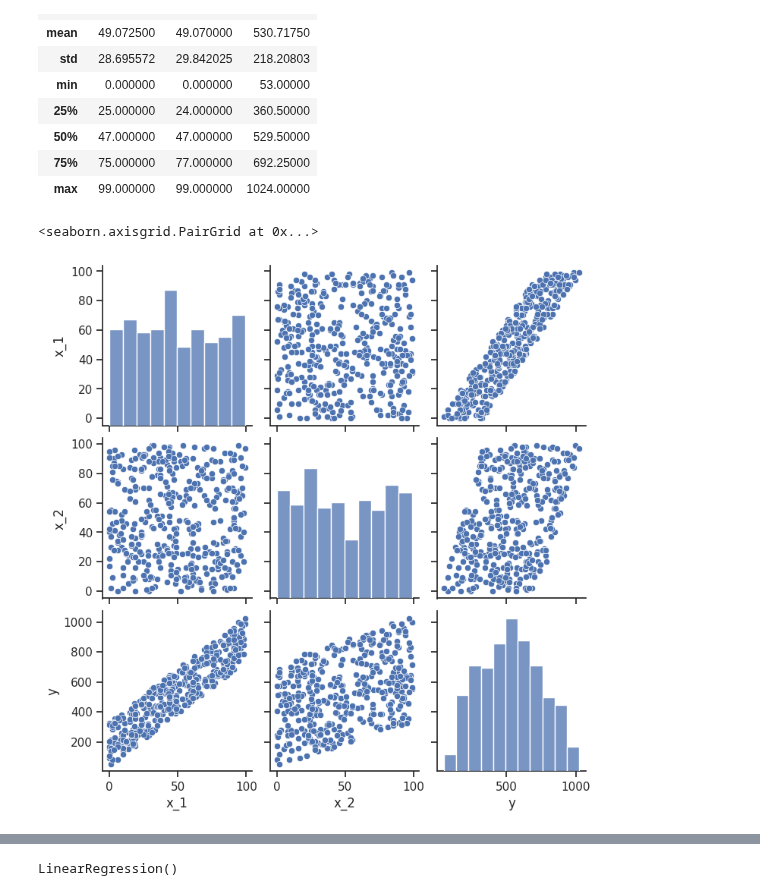
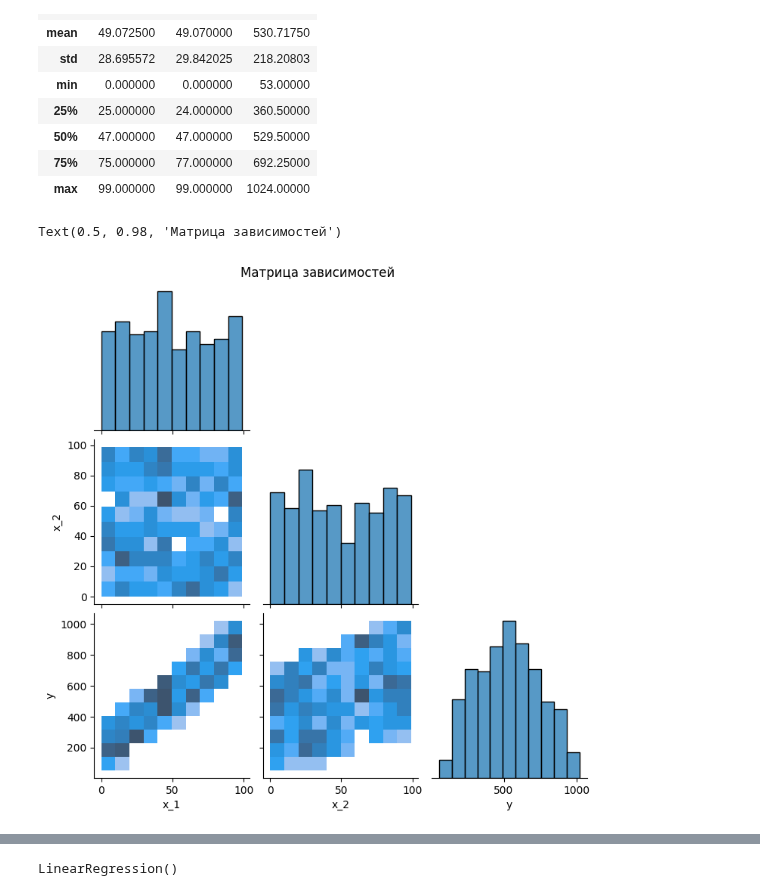
Before and after one commit to Mikhaylov-yv/cnt_predict_lesson, a Jupyter notebook: jupyter_notebooks/base_ml.ipynb, the cells around one changed output, grey strips where cells are left out. Saved outputs shown, nothing was run; the diff lists cells and outputs as text; code cells hidden in the pictures.

```diff
--- a/jupyter_notebooks/base_ml.ipynb
+++ b/jupyter_notebooks/base_ml.ipynb
@@ -34,7 +50,8 @@ df.describe()
 # %%
 import seaborn as sns
 
-sns.pairplot(df)
+sns.pairplot(df, kind="hist", corner=True)
+plt.suptitle('Матрица зависимостей')
 # %% [output]
-<seaborn.axisgrid.PairGrid at 0x...>
+Text(0.5, 0.98, 'Матрица зависимостей')
-[figure, old version]
+[figure, new version]
```
Also changed, not shown: parts of 17 cells of this notebook.
